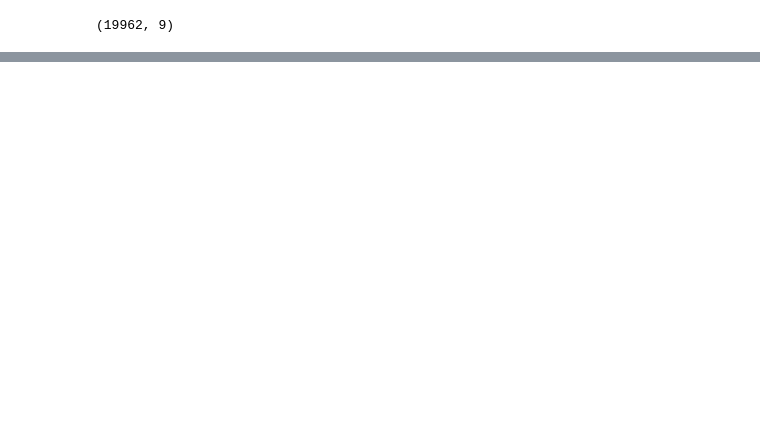
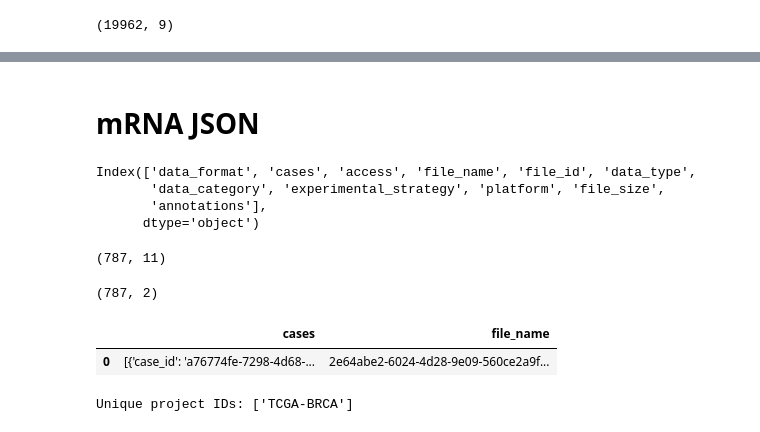
Before and after one commit to giorgiaBertacchini/miRNA_survival_analysis, a Jupyter notebook: notebooks/data_analysis/data_analysis_RNA.ipynb, the cells around one changed output, grey strips where cells are left out. Cells and saved outputs as stored; diff of their text form; code cells hidden in the pictures; blank space fills up the shorter version.

```diff
--- a/notebooks/data_analysis/data_analysis_RNA.ipynb
+++ b/notebooks/data_analysis/data_analysis_RNA.ipynb
@@ -110,0 +235,28 @@ protein_df.shape
+# %% [markdown]
+# mRNA JSON
+# %%
+df_RNA_json = pd.read_json(RNA_JSON_PATH)
+print(df_RNA_json.columns)
+# %% [output]
+Index(['data_format', 'cases', 'access', 'file_name', 'file_id', 'data_type',
+       'data_category', 'experimental_strategy', 'platform', 'file_size',
+       'annotations'],
+      dtype='object')
+# %%
+df_RNA_json.shape
+# %% [output]
+(787, 11)
+# %%
+print(df_RNA_json[['cases', 'file_name']].shape)
+df_RNA_json[['cases', 'file_name']].head(1)
+# %% [output]
+(787, 2)
+|  | cases | file_name |
+| 0 | [{'case_id': 'a76774fe-7298-4d68-... | 2e64abe2-6024-4d28-9e09-560ce2a9f... |
+# %%
+cases_expanded = df_RNA_json['cases'].apply(lambda x: x[0] if isinstance(x, list) and len(x) > 0 else {})
+unique_projects = pd.json_normalize(cases_expanded)['project.project_id'].unique()
+
+print("Unique project IDs:", unique_projects)
+# %% [output]
+Unique project IDs: ['TCGA-BRCA']
```
Also changed, not shown: parts of 18 cells of this notebook, 6 other files.
